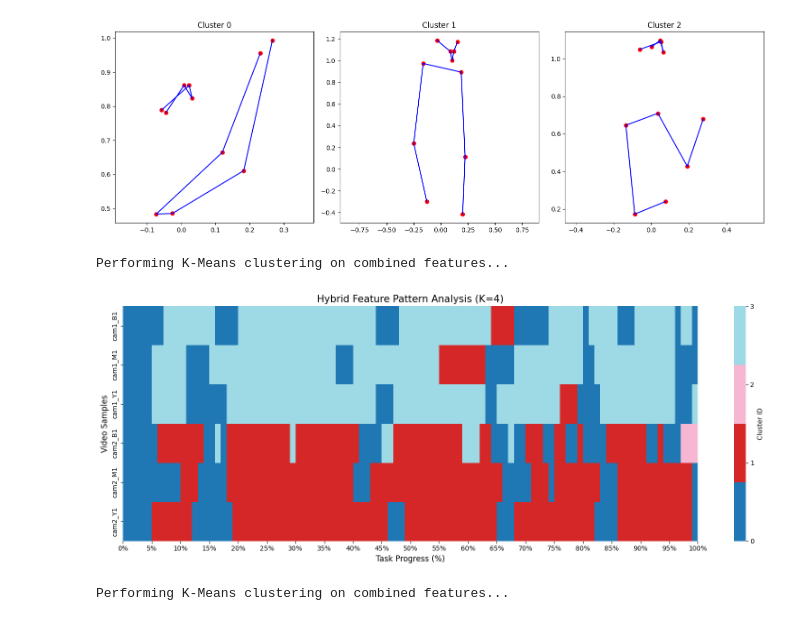
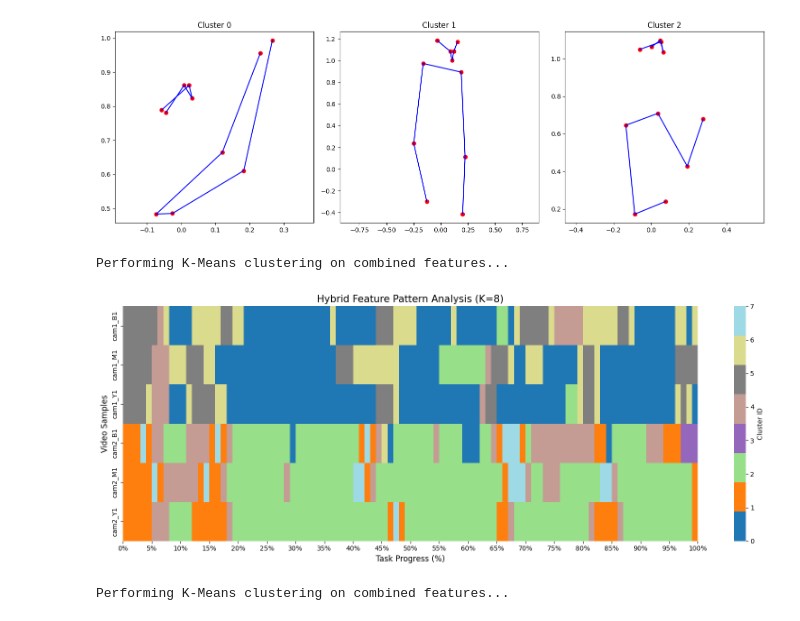
Before and after one commit to Lo122/LSTM_HRC, a Jupyter notebook: data/dataset/analyze_posture.ipynb, the cells around one changed output. Saved outputs shown, nothing was run; the diff lists cells and outputs as text; code cells hidden in the pictures.

```diff
--- a/data/dataset/analyze_posture.ipynb
+++ b/data/dataset/analyze_posture.ipynb
@@ -167,10 +167,10 @@ def plot_hybrid_feature_heatmap(X_stacked, data_path, n_clusters=5, target_steps
 pt_path = r"C:\Users\loy49\Desktop\REPO\LSTM_HRC\data\dataset"
 # %%
 #posture + degree
-kmeans_all, parallel_matrix_all = plot_hybrid_feature_heatmap(X_scaled_all, pt_path, n_clusters=4)
+kmeans_all, parallel_matrix_all = plot_hybrid_feature_heatmap(X_scaled_all, pt_path, n_clusters=8)
 # %% [output]
 Performing K-Means clustering on combined features...
-[figure, old version]
+[figure, new version]
 # %%
 #degree only
 kmeans_deg, parallel_matrix_deg = plot_hybrid_feature_heatmap(X_scaled_deg, pt_path, n_clusters=8)
```
Also changed, not shown: parts of 1 cell of this notebook.
